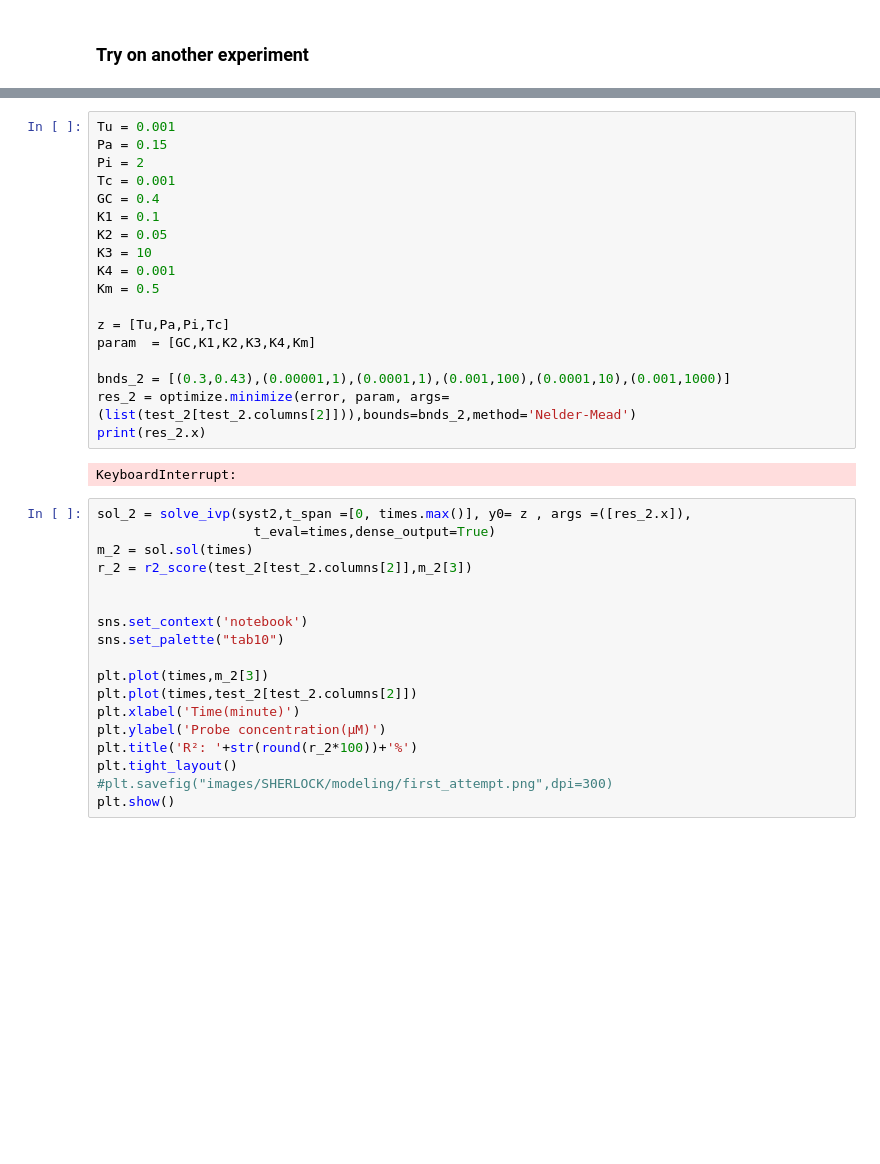
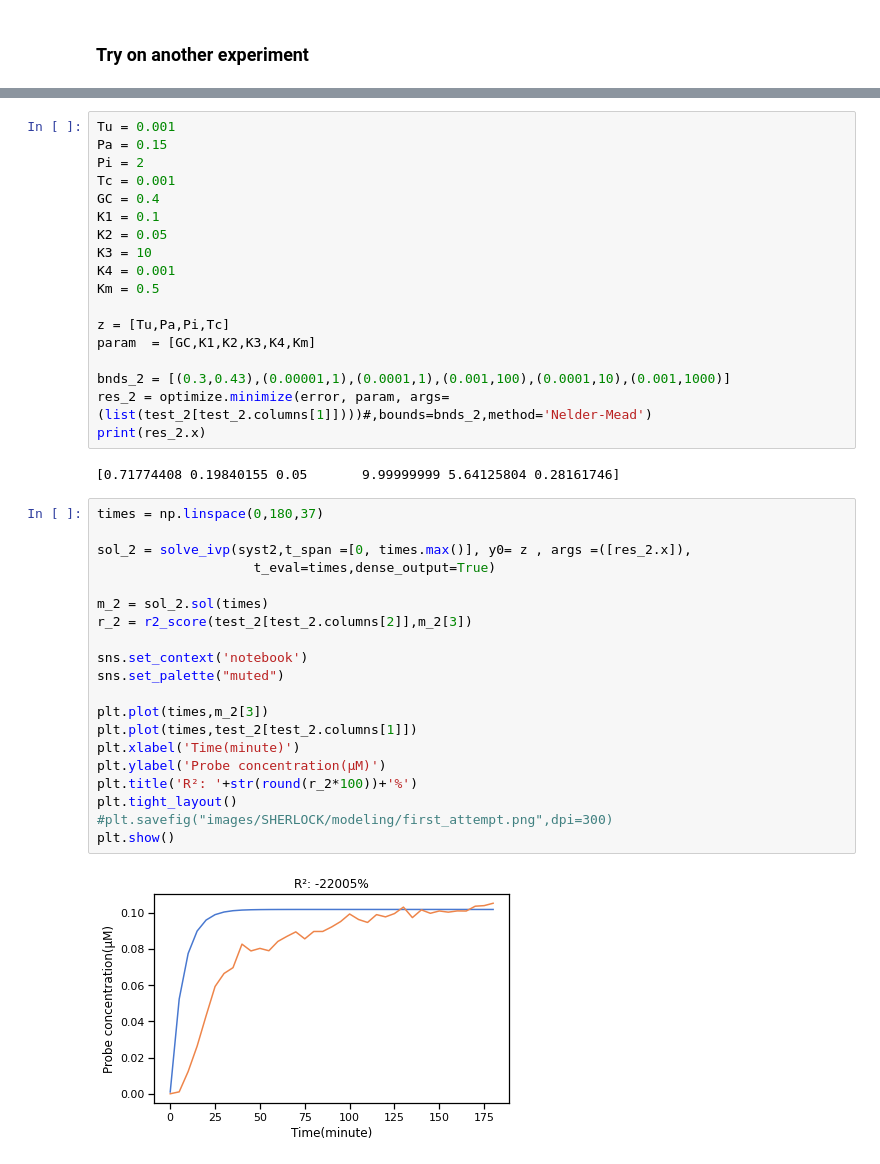
Before and after one commit to NessLfy/iGEM, a Jupyter notebook: scripts/SHERLOCK_modeling.ipynb, the cells around one changed output, grey strips where cells are left out. Cells and saved outputs as stored; diff of their text form; blank space fills up the shorter version.

```diff
--- a/scripts/SHERLOCK_modeling.ipynb
+++ b/scripts/SHERLOCK_modeling.ipynb
@@ -162,25 +162,29 @@ z = [Tu,Pa,Pi,Tc]
 param  = [GC,K1,K2,K3,K4,Km]
 
 bnds_2 = [(0.3,0.43),(0.00001,1),(0.0001,1),(0.001,100),(0.0001,10),(0.001,1000)]
-res_2 = optimize.minimize(error, param, args=(list(test_2[test_2.columns[2]])),bounds=bnds_2,method='Nelder-Mead')
+res_2 = optimize.minimize(error, param, args=(list(test_2[test_2.columns[1]])))#,bounds=bnds_2,method='Nelder-Mead')
 print(res_2.x)
 # %% [output]
-KeyboardInterrupt:
+[0.71774408 0.19840155 0.05       9.99999999 5.64125804 0.28161746]
 # %%
+times = np.linspace(0,180,37)
+
 sol_2 = solve_ivp(syst2,t_span =[0, times.max()], y0= z , args =([res_2.x]),
                     t_eval=times,dense_output=True)
-m_2 = sol.sol(times)
+
+m_2 = sol_2.sol(times)
 r_2 = r2_score(test_2[test_2.columns[2]],m_2[3])
 
-
 sns.set_context('notebook')
-sns.set_palette("tab10")
+sns.set_palette("muted")
 
 plt.plot(times,m_2[3])
-plt.plot(times,test_2[test_2.columns[2]])
+plt.plot(times,test_2[test_2.columns[1]])
 plt.xlabel('Time(minute)')
 plt.ylabel('Probe concentration(µM)')
 plt.title('R²: '+str(round(r_2*100))+'%')
 plt.tight_layout()
 #plt.savefig("images/SHERLOCK/modeling/first_attempt.png",dpi=300)
 plt.show()
+# %% [output]
+[figure, added]
```
Also changed, not shown: parts of 2 cells of this notebook, 11 other files.
